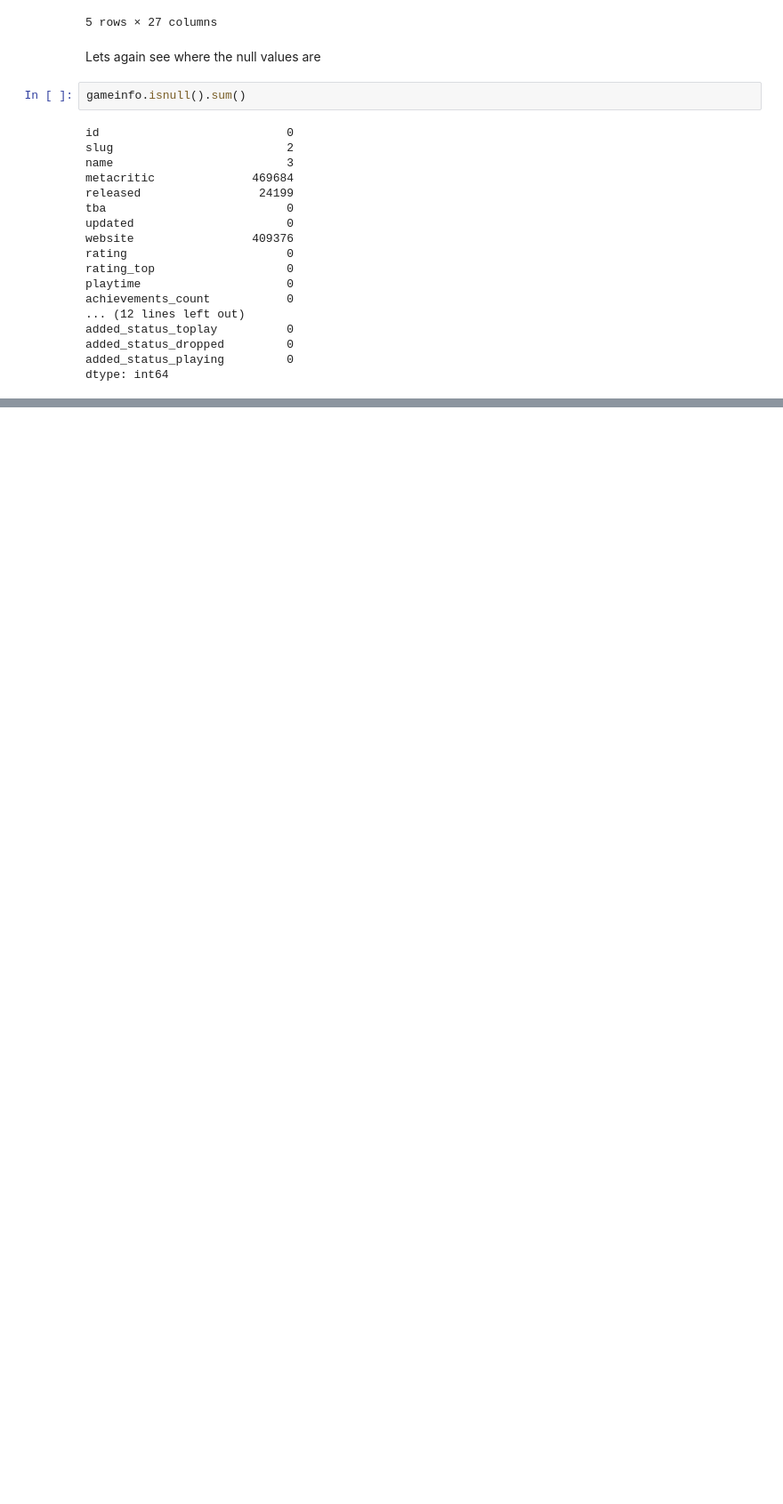
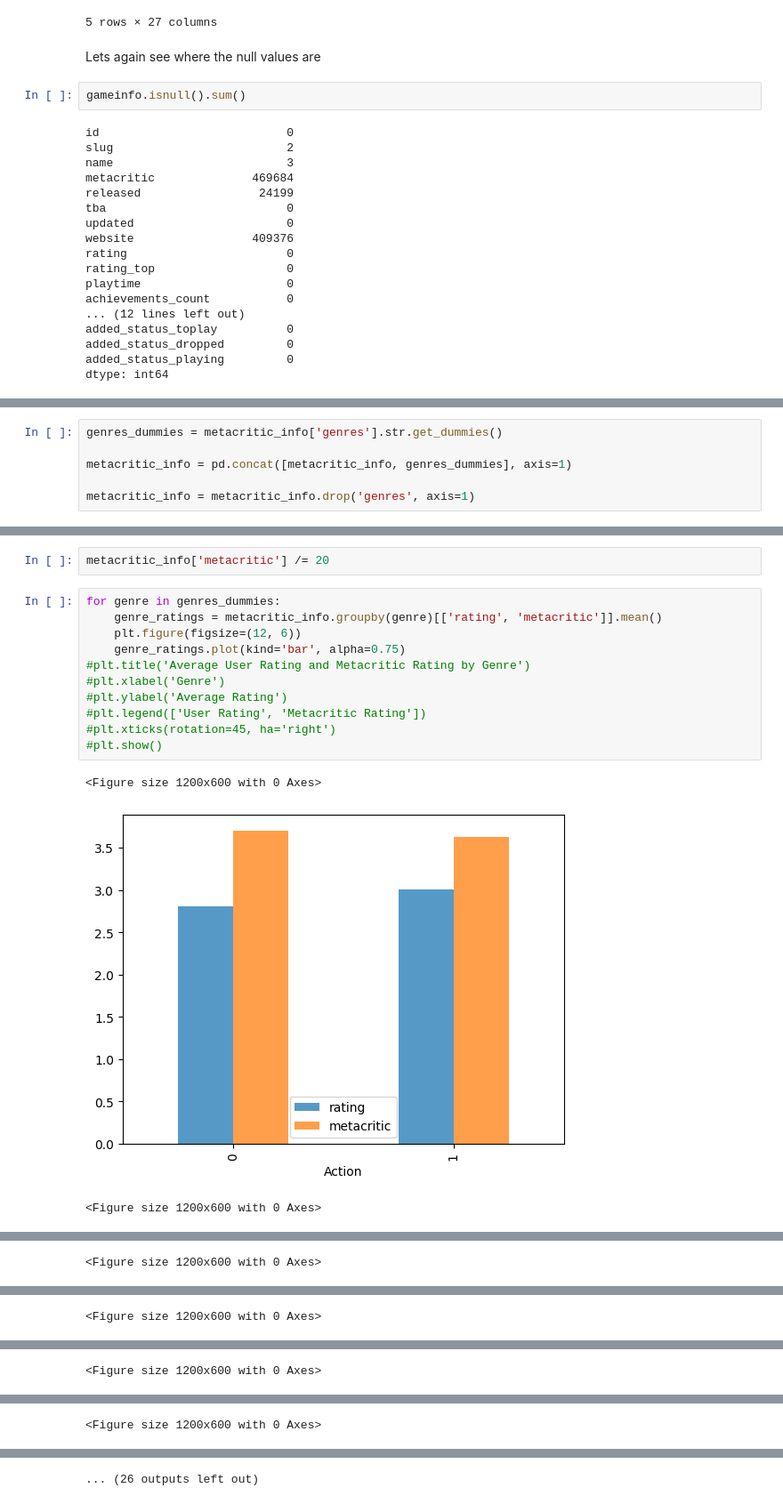
Before and after one commit to 21percentme/21percentme.github.io, a Jupyter notebook: Milestone1.ipynb, the cells around one changed output, grey strips where cells are left out. Shown at 89% size. Saved outputs shown, nothing was run; the diff lists cells and outputs as text; blank space fills up the shorter version.

```diff
--- a/Milestone1.ipynb
+++ b/Milestone1.ipynb
@@ -332,0 +471,6 @@ dtype: int64
+# %%
+genres_dummies = metacritic_info['genres'].str.get_dummies()
+
+metacritic_info = pd.concat([metacritic_info, genres_dummies], axis=1)
+
+metacritic_info = metacritic_info.drop('genres', axis=1)
@@ -332,0 +497,17 @@ dtype: int64
+# %%
+metacritic_info['metacritic'] /= 20
+# %%
+for genre in genres_dummies:
+    genre_ratings = metacritic_info.groupby(genre)[['rating', 'metacritic']].mean()
+    plt.figure(figsize=(12, 6))
+    genre_ratings.plot(kind='bar', alpha=0.75)
+#plt.title('Average User Rating and Metacritic Rating by Genre')
+#plt.xlabel('Genre')
+#plt.ylabel('Average Rating')
+#plt.legend(['User Rating', 'Metacritic Rating'])
+#plt.xticks(rotation=45, ha='right')
+#plt.show()
+# %% [output]
+<Figure size 1200x600 with 0 Axes>
+[figure, added]
+<Figure size 1200x600 with 0 Axes>
@@ -332,0 +515 @@ dtype: int64
+<Figure size 1200x600 with 0 Axes>
@@ -332,0 +517 @@ dtype: int64
+<Figure size 1200x600 with 0 Axes>
@@ -332,0 +519 @@ dtype: int64
+<Figure size 1200x600 with 0 Axes>
@@ -332,0 +521 @@ dtype: int64
+<Figure size 1200x600 with 0 Axes>
@@ -332,0 +523 @@ dtype: int64
+... (26 outputs left out)
```
Also changed, not shown: parts of 16 cells of this notebook.
